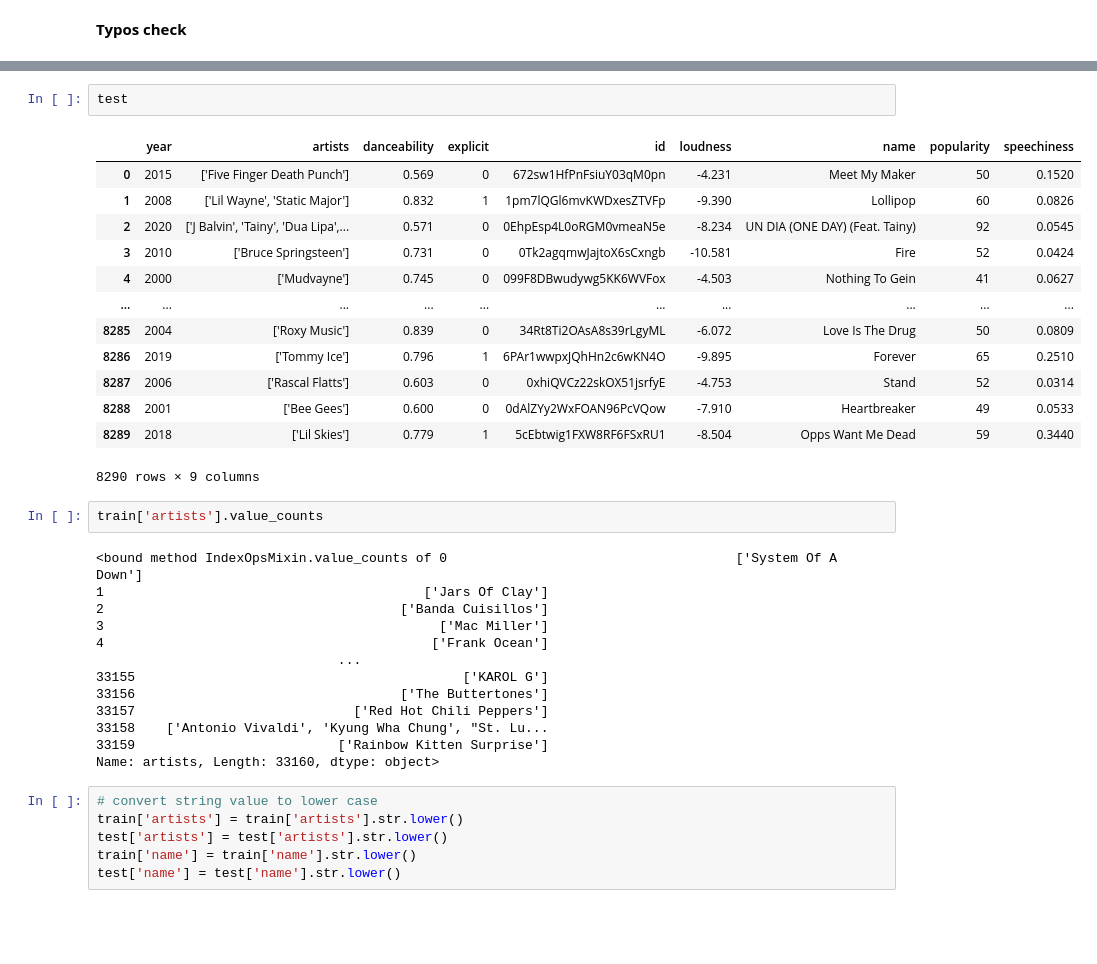
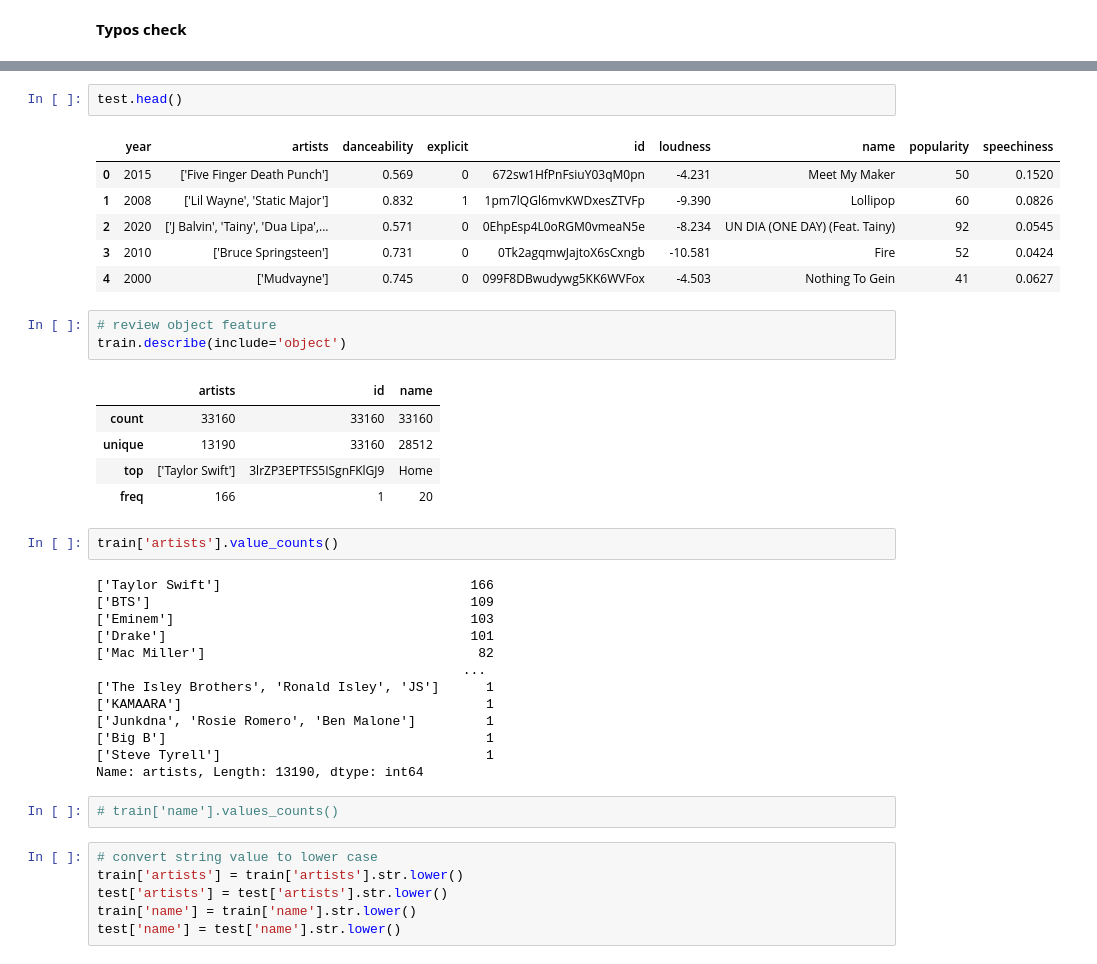
Before and after one commit to quangLinh9038/pds-group-project, a Jupyter notebook: assignment3.ipynb, the cells around one changed output, grey strips where cells are left out. Saved outputs shown, nothing was run; the diff lists cells and outputs as text; blank space fills up the shorter version.

```diff
--- a/assignment3.ipynb
+++ b/assignment3.ipynb
@@ -305,34 +305,38 @@ train
 # %%
-test
+test.head()
 # %% [output]
 |  | year | artists | danceability | explicit | id | loudness | name | popularity | speechiness |
 | 0 | 2015 | ['Five Finger Death Punch'] | 0.569 | 0 | 672sw1HfPnFsiuY03qM0pn | -4.231 | Meet My Maker | 50 | 0.1520 |
 | 1 | 2008 | ['Lil Wayne', 'Static Major'] | 0.832 | 1 | 1pm7lQGl6mvKWDxesZTVFp | -9.390 | Lollipop | 60 | 0.0826 |
 | 2 | 2020 | ['J Balvin', 'Tainy', 'Dua Lipa',... | 0.571 | 0 | 0EhpEsp4L0oRGM0vmeaN5e | -8.234 | UN DIA (ONE DAY) (Feat. Tainy) | 92 | 0.0545 |
 | 3 | 2010 | ['Bruce Springsteen'] | 0.731 | 0 | 0Tk2agqmwJajtoX6sCxngb | -10.581 | Fire | 52 | 0.0424 |
 | 4 | 2000 | ['Mudvayne'] | 0.745 | 0 | 099F8DBwudywg5KK6WVFox | -4.503 | Nothing To Gein | 41 | 0.0627 |
-| ... | ... | ... | ... | ... | ... | ... | ... | ... | ... |
-| 8285 | 2004 | ['Roxy Music'] | 0.839 | 0 | 34Rt8Ti2OAsA8s39rLgyML | -6.072 | Love Is The Drug | 50 | 0.0809 |
-| 8286 | 2019 | ['Tommy Ice'] | 0.796 | 1 | 6PAr1wwpxJQhHn2c6wKN4O | -9.895 | Forever | 65 | 0.2510 |
-| 8287 | 2006 | ['Rascal Flatts'] | 0.603 | 0 | 0xhiQVCz22skOX51jsrfyE | -4.753 | Stand | 52 | 0.0314 |
-| 8288 | 2001 | ['Bee Gees'] | 0.600 | 0 | 0dAlZYy2WxFOAN96PcVQow | -7.910 | Heartbreaker | 49 | 0.0533 |
-| 8289 | 2018 | ['Lil Skies'] | 0.779 | 1 | 5cEbtwig1FXW8RF6FSxRU1 | -8.504 | Opps Want Me Dead | 59 | 0.3440 |
-8290 rows × 9 columns
+# %%
+# review object feature
+train.describe(include='object')
+# %% [output]
+|  | artists | id | name |
+| count | 33160 | 33160 | 33160 |
+| unique | 13190 | 33160 | 28512 |
+| top | ['Taylor Swift'] | 3lrZP3EPTFS5ISgnFKlGJ9 | Home |
+| freq | 166 | 1 | 20 |
 # %%
-train['artists'].value_counts
+train['artists'].value_counts()
 # %% [output]
-<bound method IndexOpsMixin.value_counts of 0                                     ['System Of A Down']
-1                                         ['Jars Of Clay']
-2                                      ['Banda Cuisillos']
-3                                           ['Mac Miller']
-4                                          ['Frank Ocean']
-                               ...
-33155                                          ['KAROL G']
-33156                                  ['The Buttertones']
-33157                            ['Red Hot Chili Peppers']
-33158    ['Antonio Vivaldi', 'Kyung Wha Chung', "St. Lu...
-33159                          ['Rainbow Kitten Surprise']
-Name: artists, Length: 33160, dtype: object>
+['Taylor Swift']                                166
+['BTS']                                         109
+['Eminem']                                      103
+['Drake']                                       101
+['Mac Miller']                                   82
+                                               ...
+['The Isley Brothers', 'Ronald Isley', 'JS']      1
+['KAMAARA']                                       1
+['Junkdna', 'Rosie Romero', 'Ben Malone']         1
+['Big B']                                         1
+['Steve Tyrell']                                  1
+Name: artists, Length: 13190, dtype: int64
+# %%
+# train['name'].values_counts()
 # %%
 # convert string value to lower case
 train['artists'] = train['artists'].str.lower()
```
Also changed, not shown: parts of 56 cells of this notebook, 1 other file.
